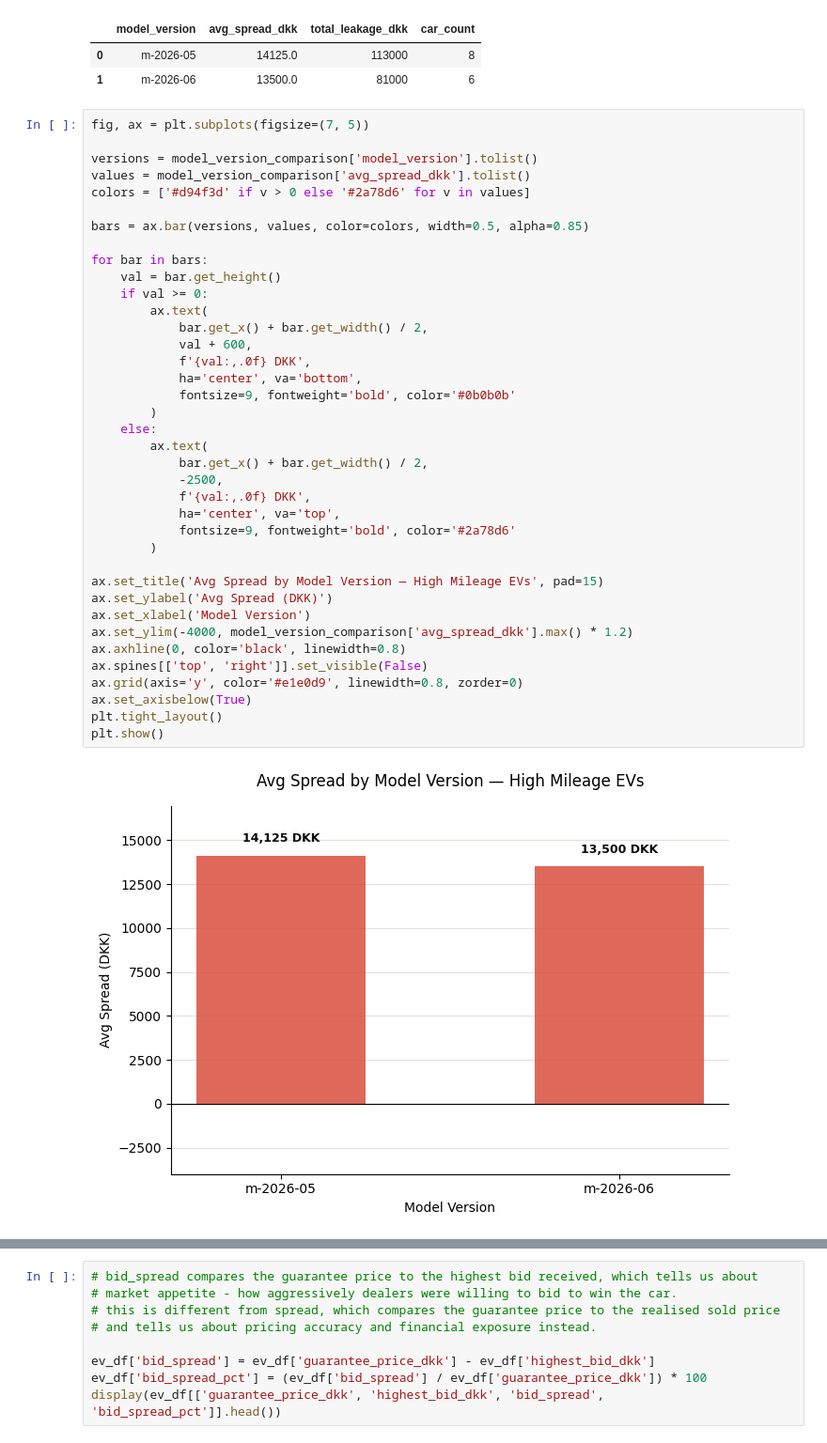
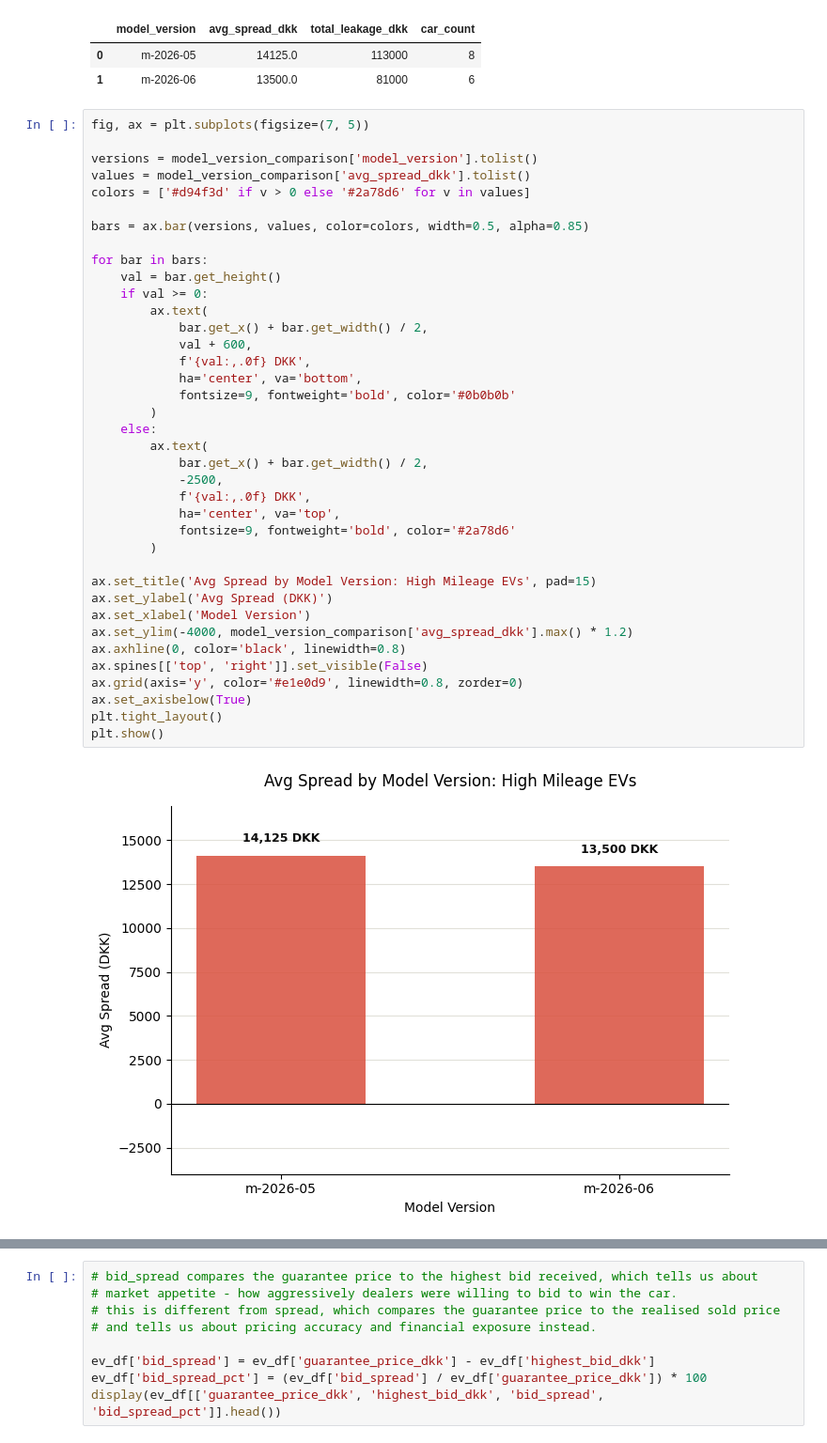
Before and after one commit to Yassdata/portfolio-website, a Jupyter notebook: public/projects/ev-pricing-investigation/analysis.ipynb, the cells around one changed output, grey strips where cells are left out. Shown at 94% size. Saved outputs shown, nothing was run; the diff lists cells and outputs as text.

```diff
--- a/public/projects/ev-pricing-investigation/analysis.ipynb
+++ b/public/projects/ev-pricing-investigation/analysis.ipynb
@@ -399,33 +399,33 @@ bars = ax.bar(versions, values, color=colors, width=0.5, alpha=0.85)
 
 for bar in bars:
     val = bar.get_height()
     if val >= 0:
         ax.text(
             bar.get_x() + bar.get_width() / 2,
             val + 600,
             f'{val:,.0f} DKK',
             ha='center', va='bottom',
             fontsize=9, fontweight='bold', color='#0b0b0b'
         )
     else:
         ax.text(
             bar.get_x() + bar.get_width() / 2,
             -2500,
             f'{val:,.0f} DKK',
             ha='center', va='top',
             fontsize=9, fontweight='bold', color='#2a78d6'
         )
 
-ax.set_title('Avg Spread by Model Version — High Mileage EVs', pad=15)
+ax.set_title('Avg Spread by Model Version: High Mileage EVs', pad=15)
 ax.set_ylabel('Avg Spread (DKK)')
 ax.set_xlabel('Model Version')
 ax.set_ylim(-4000, model_version_comparison['avg_spread_dkk'].max() * 1.2)
 ax.axhline(0, color='black', linewidth=0.8)
 ax.spines[['top', 'right']].set_visible(False)
 ax.grid(axis='y', color='#e1e0d9', linewidth=0.8, zorder=0)
 ax.set_axisbelow(True)
 plt.tight_layout()
 plt.show()
 # %% [output]
-[figure, old version]
+[figure, new version]
 # %% [markdown]
```
Also changed, not shown: parts of 9 cells of this notebook, 17 other files.
